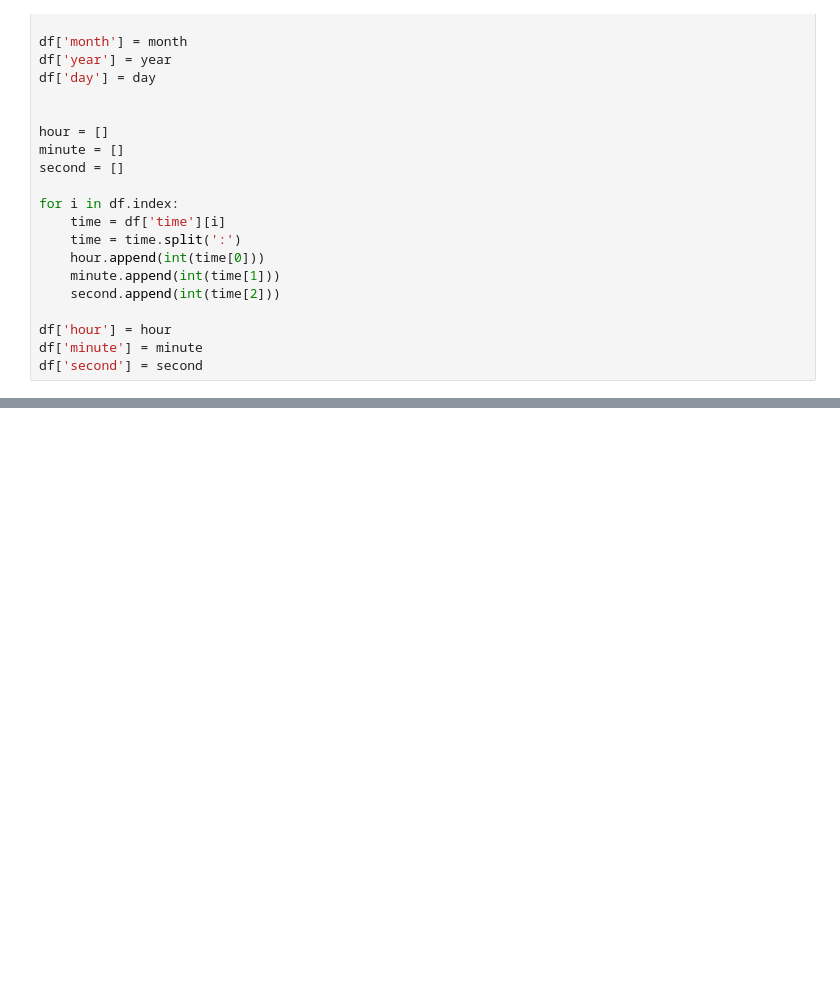
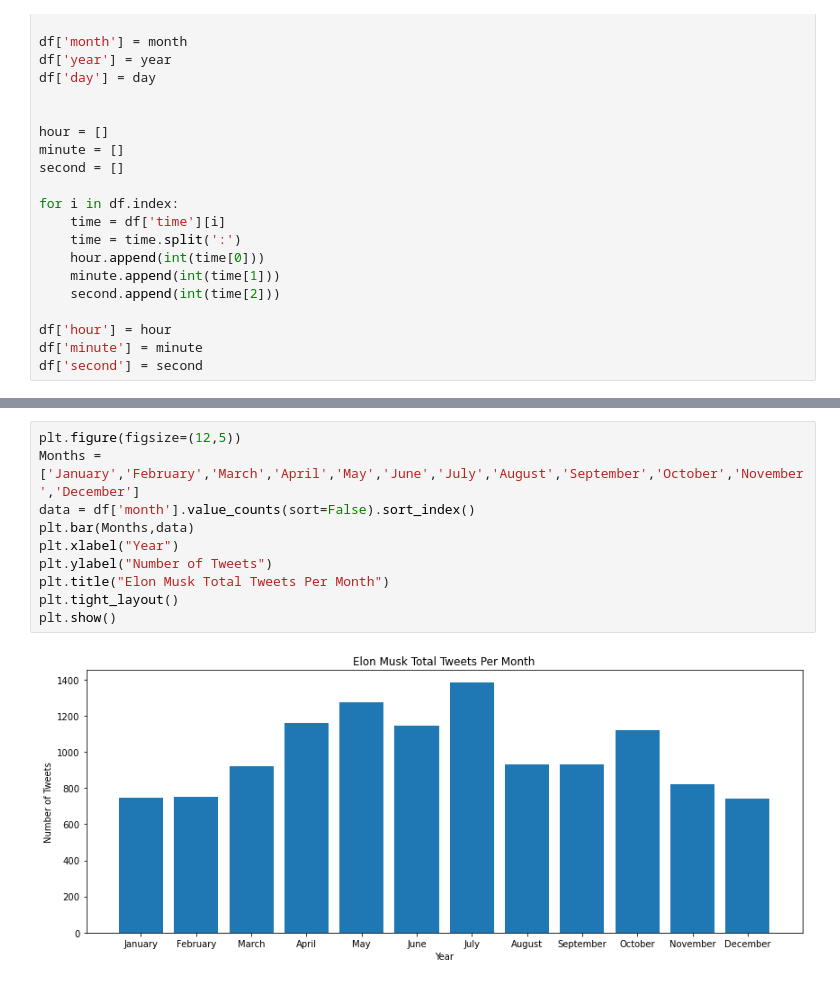
Before and after one commit to GageGoodwin/The-Impact-of-Twitter-on-Cryptocurrency, a Jupyter notebook: notebooks/Elon_Tweet_Archive_EDA.ipynb, the cells around one changed output, grey strips where cells are left out. Saved outputs shown, nothing was run; the diff lists cells and outputs as text; blank space fills up the shorter version.

```diff
--- a/notebooks/Elon_Tweet_Archive_EDA.ipynb
+++ b/notebooks/Elon_Tweet_Archive_EDA.ipynb
@@ -84,0 +97,12 @@ df
+# %%
+plt.figure(figsize=(12,5))
+Months = ['January','February','March','April','May','June','July','August','September','October','November','December']
+data = df['month'].value_counts(sort=False).sort_index()
+plt.bar(Months,data)
+plt.xlabel("Year")
+plt.ylabel("Number of Tweets")
+plt.title("Elon Musk Total Tweets Per Month")
+plt.tight_layout()
+plt.show()
+# %% [output]
+[figure, added]
```
Also changed, not shown: parts of 7 cells of this notebook.
